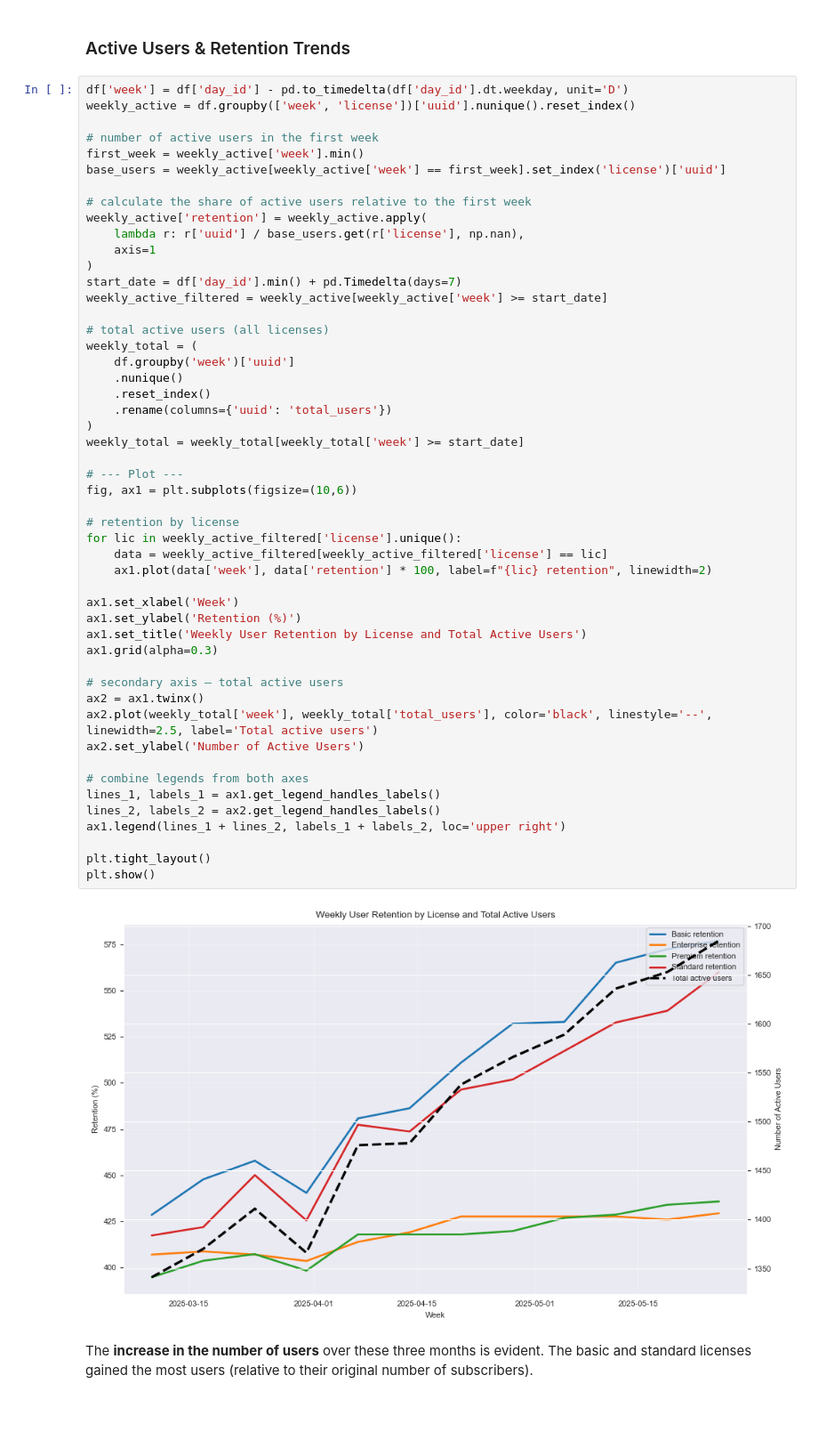
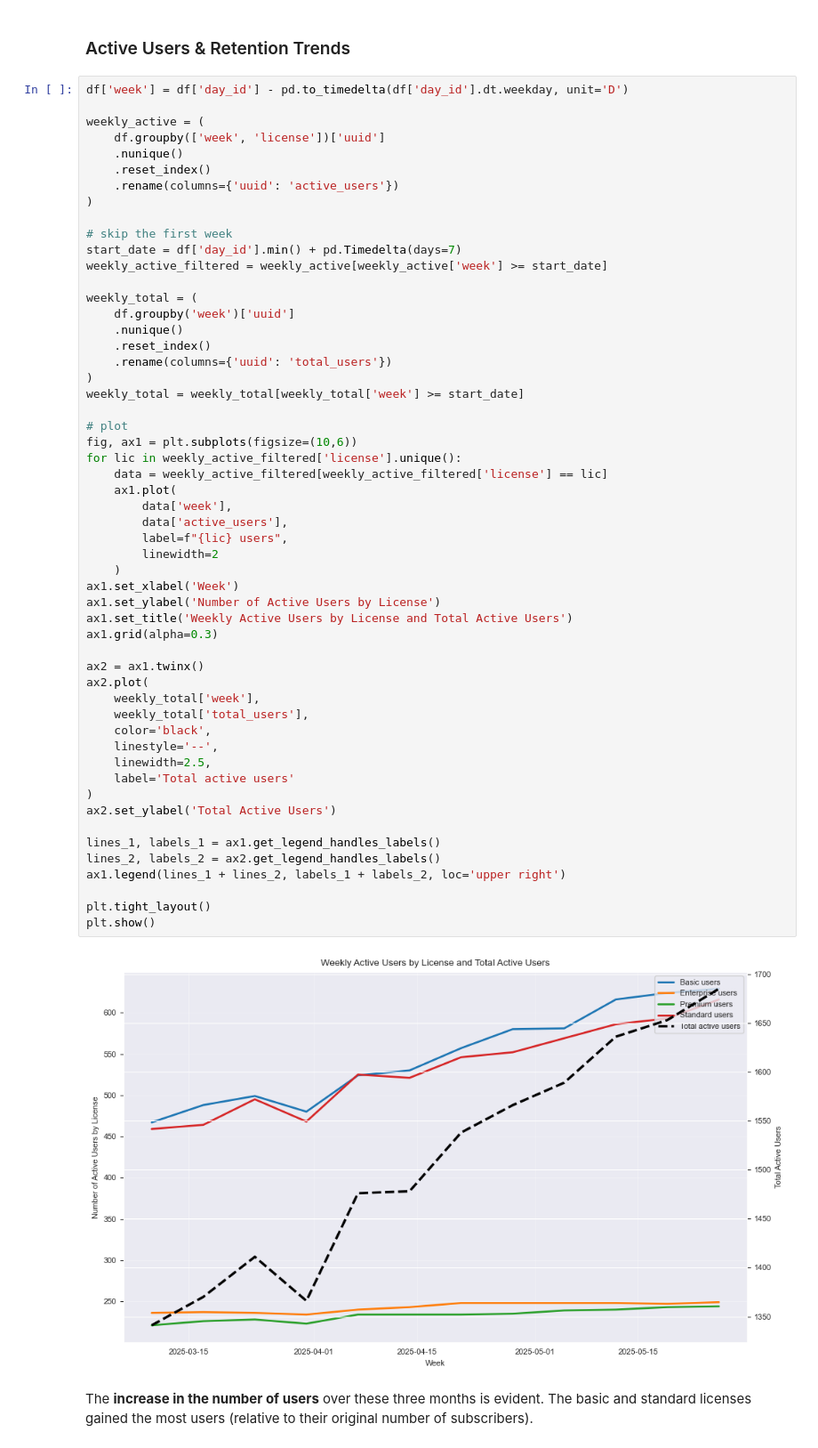
Before and after one commit to dominika-piechota/Analytics-of-ML-Features, a Jupyter notebook: analysis.ipynb, the cells around one changed output. Shown at 89% size. Cells and saved outputs as stored; diff of their text form; blank space fills up the shorter version.

```diff
--- a/analysis.ipynb
+++ b/analysis.ipynb
@@ -1037,56 +986,60 @@ This may be due to the fact that users (or companies) return to the platform in
 ### Active Users & Retention Trends
 # %%
 df['week'] = df['day_id'] - pd.to_timedelta(df['day_id'].dt.weekday, unit='D')
-weekly_active = df.groupby(['week', 'license'])['uuid'].nunique().reset_index()
 
-# number of active users in the first week
-first_week = weekly_active['week'].min()
-base_users = weekly_active[weekly_active['week'] == first_week].set_index('license')['uuid']
+weekly_active = (
+    df.groupby(['week', 'license'])['uuid']
+    .nunique()
+    .reset_index()
+    .rename(columns={'uuid': 'active_users'})
+)
 
-# calculate the share of active users relative to the first week
-weekly_active['retention'] = weekly_active.apply(
-    lambda r: r['uuid'] / base_users.get(r['license'], np.nan),
-    axis=1
-)
+# skip the first week
 start_date = df['day_id'].min() + pd.Timedelta(days=7)
 weekly_active_filtered = weekly_active[weekly_active['week'] >= start_date]
 
-# total active users (all licenses)
 weekly_total = (
     df.groupby('week')['uuid']
     .nunique()
     .reset_index()
     .rename(columns={'uuid': 'total_users'})
 )
 weekly_total = weekly_total[weekly_total['week'] >= start_date]
 
-# --- Plot ---
+# plot
 fig, ax1 = plt.subplots(figsize=(10,6))
-
-# retention by license
 for lic in weekly_active_filtered['license'].unique():
     data = weekly_active_filtered[weekly_active_filtered['license'] == lic]
-    ax1.plot(data['week'], data['retention'] * 100, label=f"{lic} retention", linewidth=2)
-
+    ax1.plot(
+        data['week'],
+        data['active_users'],
+        label=f"{lic} users",
+        linewidth=2
+    )
 ax1.set_xlabel('Week')
-ax1.set_ylabel('Retention (%)')
-ax1.set_title('Weekly User Retention by License and Total Active Users')
+ax1.set_ylabel('Number of Active Users by License')
+ax1.set_title('Weekly Active Users by License and Total Active Users')
 ax1.grid(alpha=0.3)
 
-# secondary axis — total active users
 ax2 = ax1.twinx()
-ax2.plot(weekly_total['week'], weekly_total['total_users'], color='black', linestyle='--', linewidth=2.5, label='Total active users')
-ax2.set_ylabel('Number of Active Users')
+ax2.plot(
+    weekly_total['week'],
+    weekly_total['total_users'],
+    color='black',
+    linestyle='--',
+    linewidth=2.5,
+    label='Total active users'
+)
+ax2.set_ylabel('Total Active Users')
 
-# combine legends from both axes
 lines_1, labels_1 = ax1.get_legend_handles_labels()
 lines_2, labels_2 = ax2.get_legend_handles_labels()
 ax1.legend(lines_1 + lines_2, labels_1 + labels_2, loc='upper right')
 
 plt.tight_layout()
 plt.show()
 # %% [output]
-[figure, old version]
+[figure, new version]
 # %% [markdown]
 The **increase in the number of users** over these three months is evident. The basic and standard licenses gained the most users (relative to their original number of subscribers).
 # %% [markdown]
```
Also changed, not shown: parts of 24 cells of this notebook.
